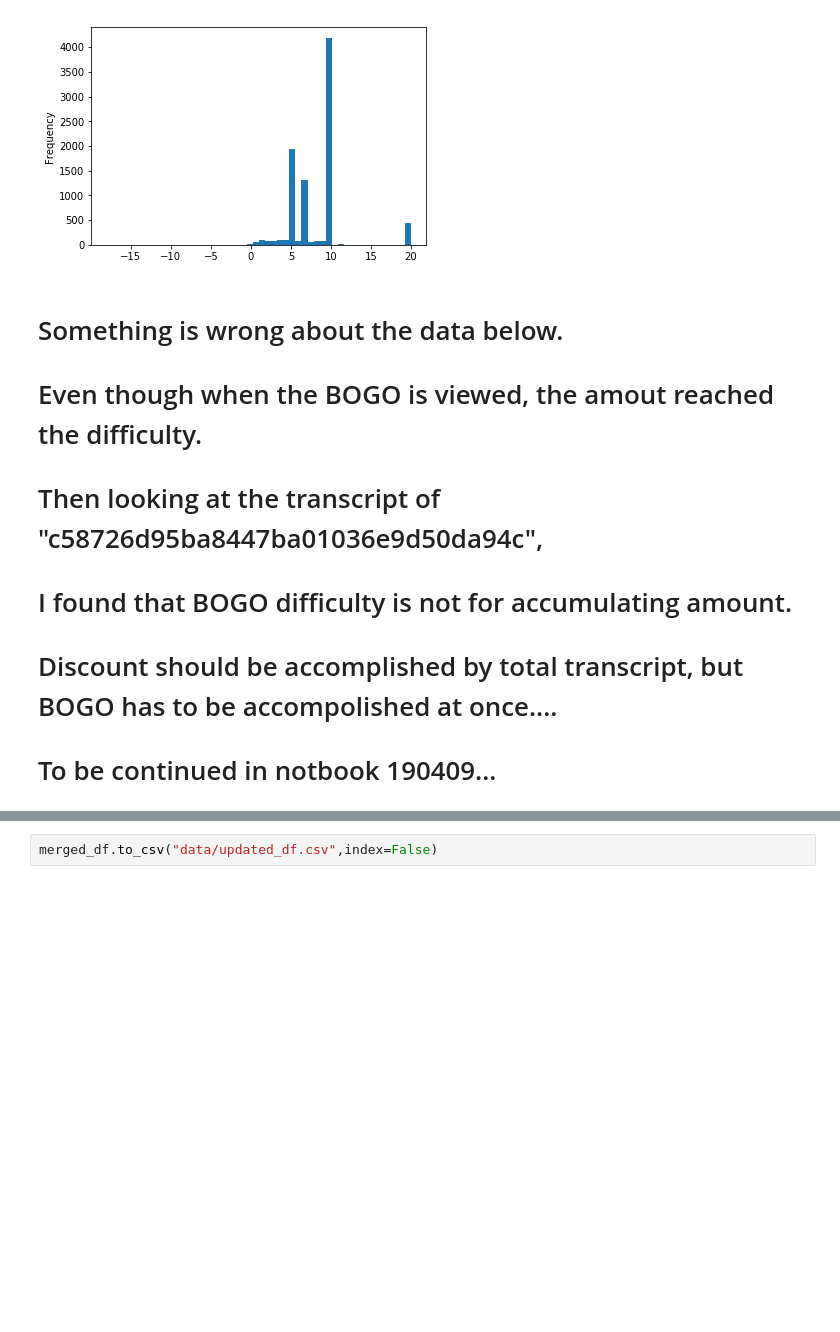
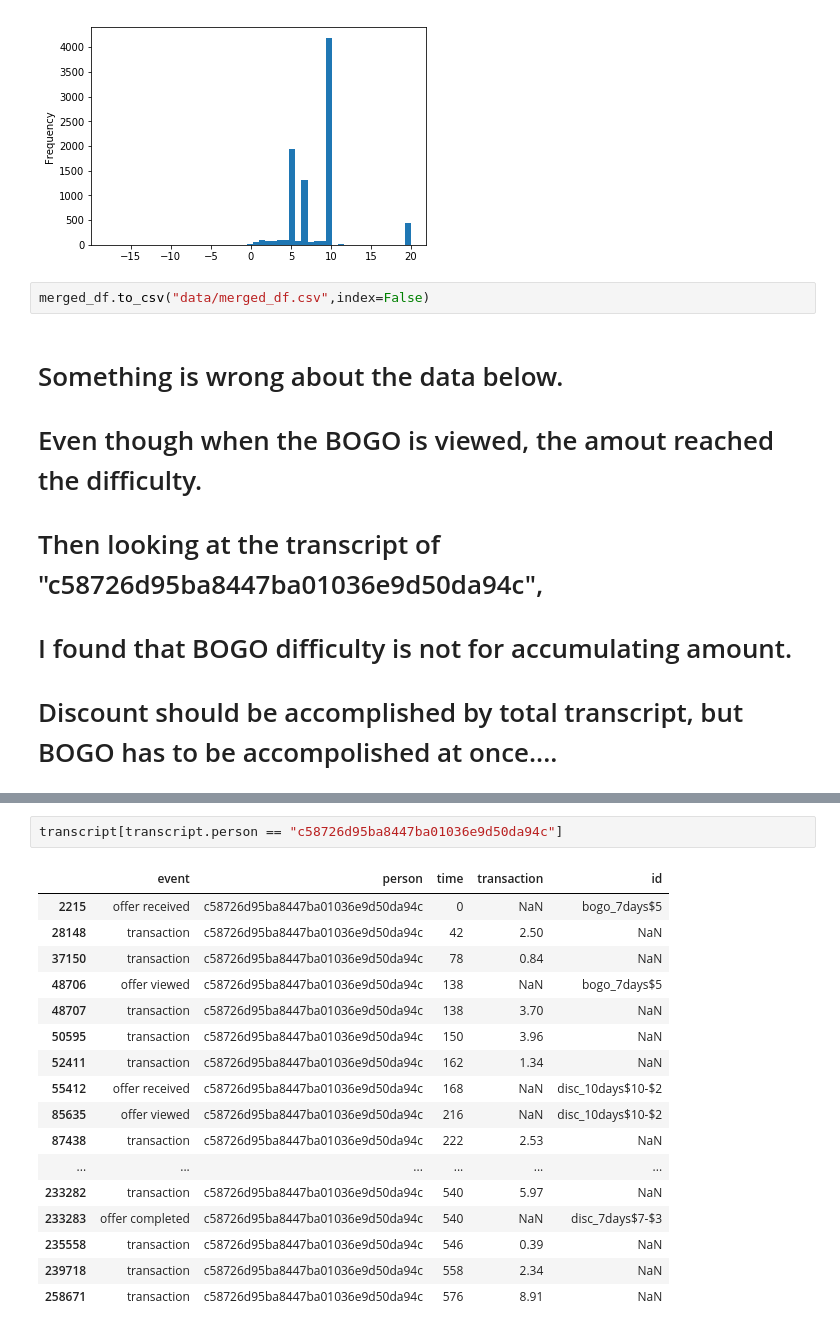
Before and after one commit to kudojp/StarBucksPromotionAnalysis, a Jupyter notebook: 190403StarbucksPromotionAnalysis.ipynb, the cells around one changed output, grey strips where cells are left out. Drawn from its saved outputs; the diff is of its cells as text; blank space fills up the shorter version.

```diff
--- a/190403StarbucksPromotionAnalysis.ipynb
+++ b/190403StarbucksPromotionAnalysis.ipynb
@@ -726,6 +695,8 @@ offer_viewed_no_null_3or_more.shape,offer_viewed_no_null_3or_not_last.shape
 # %% [output]
 <matplotlib.axes._subplots.AxesSubplot at 0x...>
 [figure]
+# %%
+merged_df.to_csv("data/merged_df.csv",index=False)
 # %% [markdown]
 # Something is wrong about the data below.
 # Even though when the BOGO is viewed, the amout reached the difficulty.
@@ -734,8 +705,6 @@ offer_viewed_no_null_3or_more.shape,offer_viewed_no_null_3or_not_last.shape
 # I found that BOGO difficulty is not for accumulating amount.
 
 # Discount should be accomplished by total transcript, but BOGO has to be accompolished at once....
-
-# To be continued in notbook 190409...
 # %%
 offer_viewed_no_null_3or_not_last[(offer_viewed_no_null_3or_not_last.difficulty - offer_viewed_no_null_3or_not_last.amt_till_viewed)<0]
 # %% [output]
@@ -756,5 +725,23 @@ offer_viewed_no_null_3or_not_last[(offer_viewed_no_null_3or_not_last.difficulty
 | 21049 | a6937b83abe649b38e3c019e559345df | 23.0 | 34000.0 | 0.0 | 1.0 | 0.0 | 2017 | -1.000000e+00 | ... |
 | 23242 | 106ebd92bff94148b4948f52079e87dc | 37.0 | 32000.0 | 0.0 | 1.0 | 0.0 | 2017 | -8.660254e-01 | ... |
 | 26463 | eb695e77fdb84f359f7de63eabe6bc5f | 18.0 | 31000.0 | 1.0 | 0.0 | 0.0 | 2017 | -1.000000e+00 | ... |
-# %%
-merged_df.to_csv("data/updated_df.csv",index=False)
+# %%
+transcript[transcript.person == "c58726d95ba8447ba01036e9d50da94c"]
+# %% [output]
+|  | event | person | time | transaction | id |
+| 2215 | offer received | c58726d95ba8447ba01036e9d50da94c | 0 | NaN | bogo_7days$5 |
+| 28148 | transaction | c58726d95ba8447ba01036e9d50da94c | 42 | 2.50 | NaN |
+| 37150 | transaction | c58726d95ba8447ba01036e9d50da94c | 78 | 0.84 | NaN |
+| 48706 | offer viewed | c58726d95ba8447ba01036e9d50da94c | 138 | NaN | bogo_7days$5 |
+| 48707 | transaction | c58726d95ba8447ba01036e9d50da94c | 138 | 3.70 | NaN |
+| 50595 | transaction | c58726d95ba8447ba01036e9d50da94c | 150 | 3.96 | NaN |
+| 52411 | transaction | c58726d95ba8447ba01036e9d50da94c | 162 | 1.34 | NaN |
+| 55412 | offer received | c58726d95ba8447ba01036e9d50da94c | 168 | NaN | disc_10days$10-$2 |
+| 85635 | offer viewed | c58726d95ba8447ba01036e9d50da94c | 216 | NaN | disc_10days$10-$2 |
+| 87438 | transaction | c58726d95ba8447ba01036e9d50da94c | 222 | 2.53 | NaN |
+| ... | ... | ... | ... | ... | ... |
+| 233282 | transaction | c58726d95ba8447ba01036e9d50da94c | 540 | 5.97 | NaN |
+| 233283 | offer completed | c58726d95ba8447ba01036e9d50da94c | 540 | NaN | disc_7days$7-$3 |
+| 235558 | transaction | c58726d95ba8447ba01036e9d50da94c | 546 | 0.39 | NaN |
+| 239718 | transaction | c58726d95ba8447ba01036e9d50da94c | 558 | 2.34 | NaN |
+| 258671 | transaction | c58726d95ba8447ba01036e9d50da94c | 576 | 8.91 | NaN |
```
Also changed, not shown: parts of 50 cells of this notebook, 2 other files.
